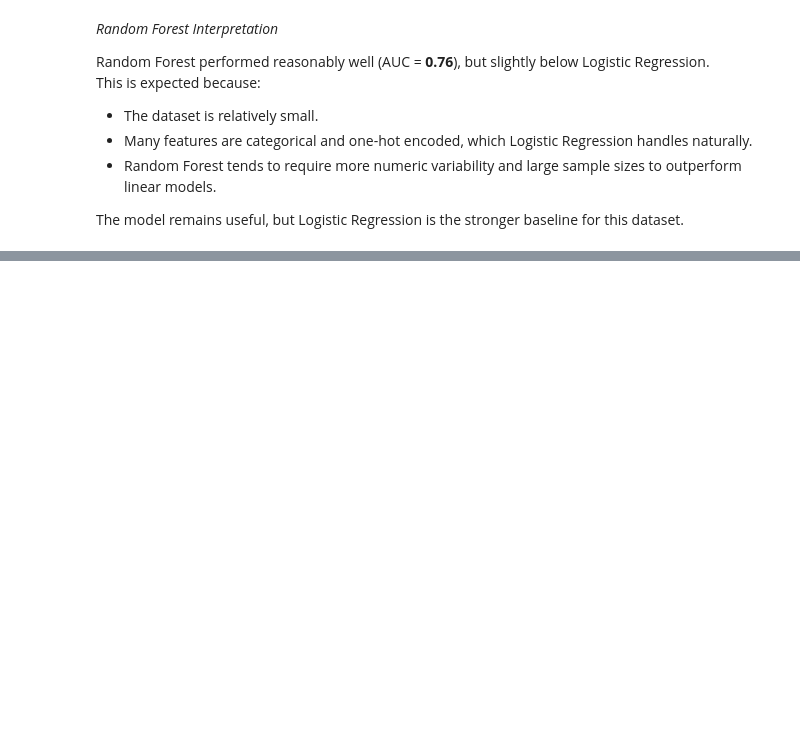
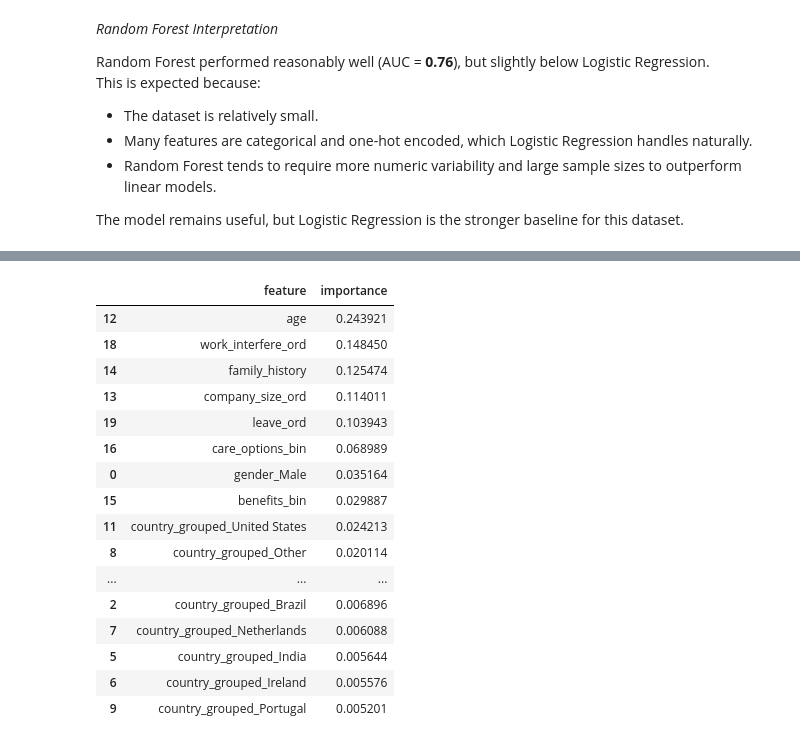
Before and after one commit to DonnahM/Mental-health-insights-tech, a Jupyter notebook: Mental Health Treatment Insights and Prediction.ipynb, the cells around one changed output, grey strips where cells are left out. Cells and saved outputs as stored; diff of their text form; code cells hidden in the pictures; blank space fills up the shorter version.

```diff
--- a/Mental Health Treatment Insights and Prediction.ipynb
+++ b/Mental Health Treatment Insights and Prediction.ipynb
@@ -1183,0 +1311,40 @@ The model remains useful, but Logistic Regression is the stronger baseline for t
+# %%
+#Random Forest Feature  Importance
+# Extract trained Random Forest model ---
+rf_model = pipe_rf.named_steps['clf']
+
+# Get one-hot encoded feature names manually ---
+ohe = pipe_rf.named_steps['prep'].named_transformers_['cat']
+encoded_features = ohe.get_feature_names_out(cat_cols)
+
+# Get the remaining numerical feature names ---
+numeric_features = [col for col in X.columns if col not in cat_cols]
+
+# Combine them in the correct order ---
+final_features = list(encoded_features) + numeric_features
+
+# Build the importance dataframe ---
+rf_importance = pd.DataFrame({
+    'feature': final_features,
+    'importance': rf_model.feature_importances_
+}).sort_values('importance', ascending=False)
+
+rf_importance.head(20)
+# %% [output]
+|  | feature | importance |
+| 12 | age | 0.243921 |
+| 18 | work_interfere_ord | 0.148450 |
+| 14 | family_history | 0.125474 |
+| 13 | company_size_ord | 0.114011 |
+| 19 | leave_ord | 0.103943 |
+| 16 | care_options_bin | 0.068989 |
+| 0 | gender_Male | 0.035164 |
+| 15 | benefits_bin | 0.029887 |
+| 11 | country_grouped_United States | 0.024213 |
+| 8 | country_grouped_Other | 0.020114 |
+| ... | ... | ... |
+| 2 | country_grouped_Brazil | 0.006896 |
+| 7 | country_grouped_Netherlands | 0.006088 |
+| 5 | country_grouped_India | 0.005644 |
+| 6 | country_grouped_Ireland | 0.005576 |
+| 9 | country_grouped_Portugal | 0.005201 |
```
Also changed, not shown: parts of 10 cells of this notebook.
